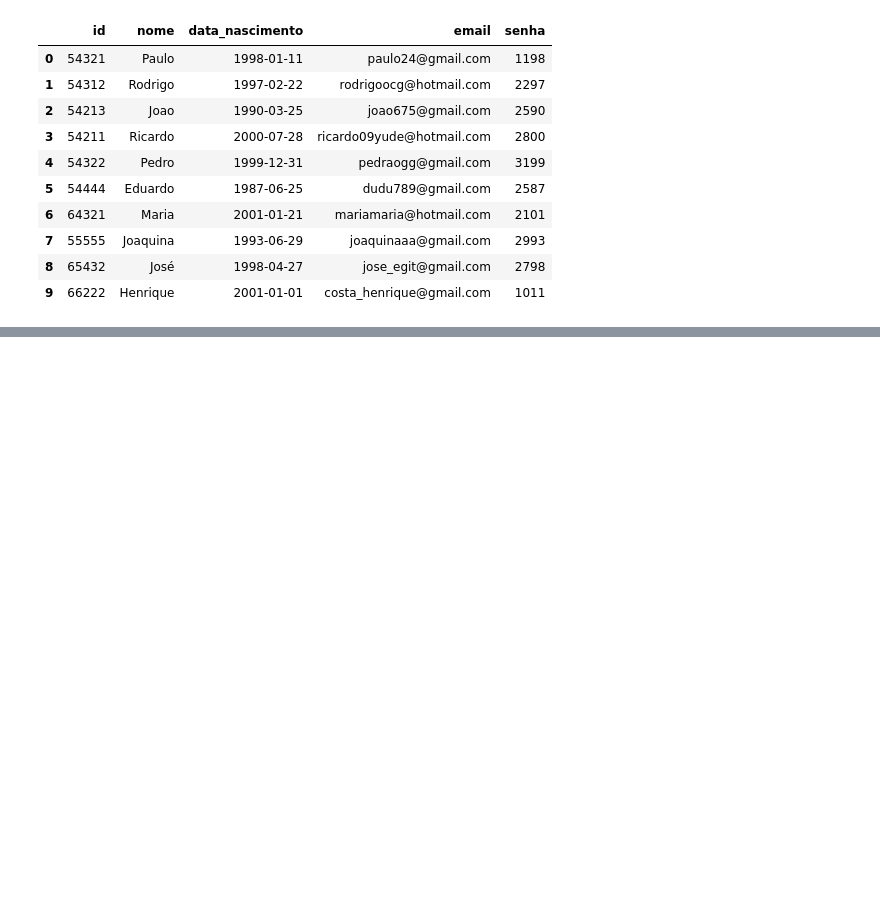
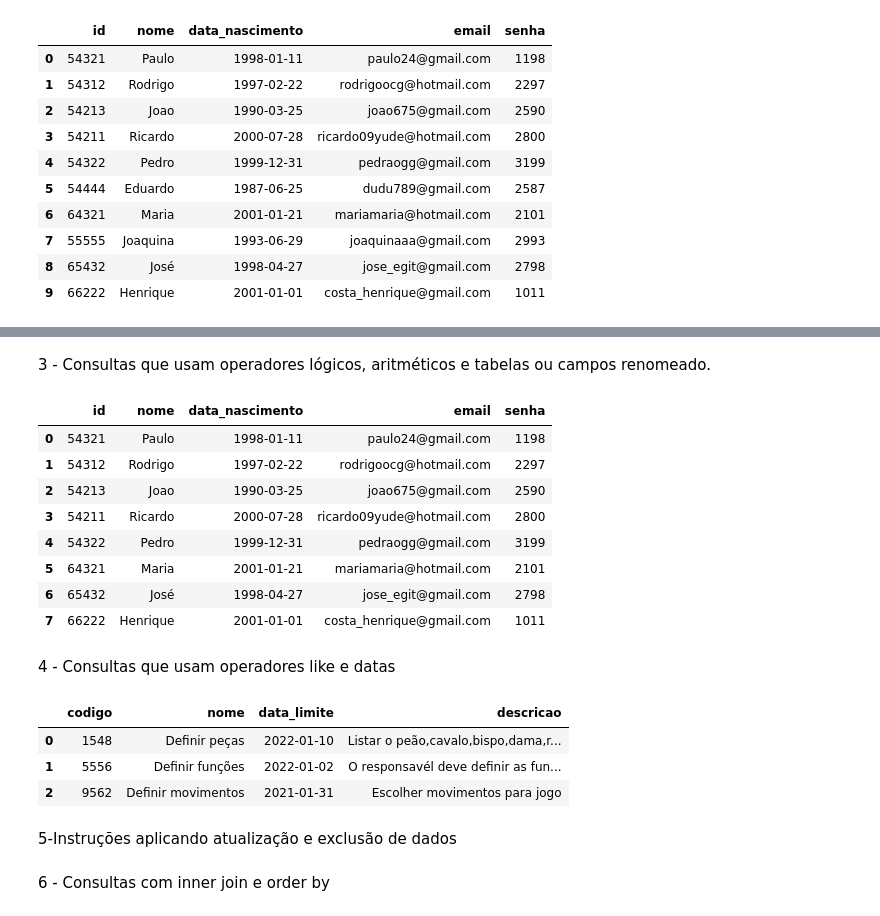
Before and after one commit to RodrigoCoouto/Template_Trab_BD1_2020, a Jupyter notebook: Gestor_de_Tarefas_e_Projeto_BD.ipynb, the cells around one changed output, grey strips where cells are left out. Drawn from its saved outputs; the diff is of its cells as text; code cells hidden in the pictures; blank space fills up the shorter version.

```diff
--- a/Gestor_de_Tarefas_e_Projeto_BD.ipynb
+++ b/Gestor_de_Tarefas_e_Projeto_BD.ipynb
@@ -111,0 +159,40 @@ insert_pessoa
+# %% [markdown]
+3 - Consultas que usam operadores lógicos, aritméticos e tabelas ou campos renomeado.
+# %%
+logico_done = panda.read_sql_query("SELECT * FROM estado WHERE done is not False", connect)
+
+logico_pessoa = panda.read_sql_query("SELECT * FROM pessoa WHERE nome='Paulo' or nome='Joao'", connect)
+
+projeto_codigo = panda.read_sql_query("SELECT * FROM projeto WHERE codigo > 10 AND codigo < 15", connect)
+
+logico_cargo = panda.read_sql_query("SELECT * FROM Cargo WHERE cargo4 is not NULL", connect)
+
+projeto_adm = panda.read_sql_query("SELECT * FROM cargo WHERE adm = 54444 or cargo1 = 54444", connect)
+
+
+tarefa_data = panda.read_sql_query("""SELECT nome , data_limite from tarefa
+WHERE data_limite > '2022-01-01'""",connect)
+
+prioridade_nivel = panda.read_sql_query("SELECT * FROM prioridade WHERE nivel1 = True or nivel2 = True", connect)
+pessoa_id = panda.read_sql_query("SELECT * FROM pessoa WHERE id != 54444 and id != 55555", connect)
+
+
+rename_nome_pessoa = panda.read_sql_query("""SELECT nome AS "nome_pessoa" FROM Pessoa""", connect)
+
+rename_nome_projeto = panda.read_sql_query("""SELECT nome AS "nome_projeto" FROM Projeto""", connect)
+
+rename_nome_tarefa = panda.read_sql_query("""SELECT nome AS "nome_tarefa" FROM Tarefa""", connect)
+# %%
+pessoa_id
+# %% [output]
+|  | id | nome | data_nascimento | email | senha |
+| 0 | 54321 | Paulo | 1998-01-11 | paulo24@gmail.com | 1198 |
+| 1 | 54312 | Rodrigo | 1997-02-22 | rodrigoocg@hotmail.com | 2297 |
+| 2 | 54213 | Joao | 1990-03-25 | joao675@gmail.com | 2590 |
+| 3 | 54211 | Ricardo | 2000-07-28 | ricardo09yude@hotmail.com | 2800 |
+| 4 | 54322 | Pedro | 1999-12-31 | pedraogg@gmail.com | 3199 |
+| 5 | 64321 | Maria | 2001-01-21 | mariamaria@hotmail.com | 2101 |
+| 6 | 65432 | José | 1998-04-27 | jose_egit@gmail.com | 2798 |
+| 7 | 66222 | Henrique | 2001-01-01 | costa_henrique@gmail.com | 1011 |
+# %% [markdown]
+4 - Consultas que usam operadores like e datas
@@ -111,0 +225,10 @@ insert_pessoa
+# %%
+liketarefa_nome_s
+# %% [output]
+|  | codigo | nome | data_limite | descricao |
+| 0 | 1548 | Definir peças | 2022-01-10 | Listar o peão,cavalo,bispo,dama,r... |
+| 1 | 5556 | Definir funções | 2022-01-02 | O responsavél deve definir as fun... |
+| 2 | 9562 | Definir movimentos | 2021-01-31 | Escolher movimentos para jogo |
+# %% [markdown]
+
+5-Instruções aplicando atualização e exclusão de dados
@@ -111,0 +253,3 @@ insert_pessoa
+# %% [markdown]
+
+6 - Consultas com inner join e order by
```
Also changed, not shown: parts of 28 cells of this notebook.
